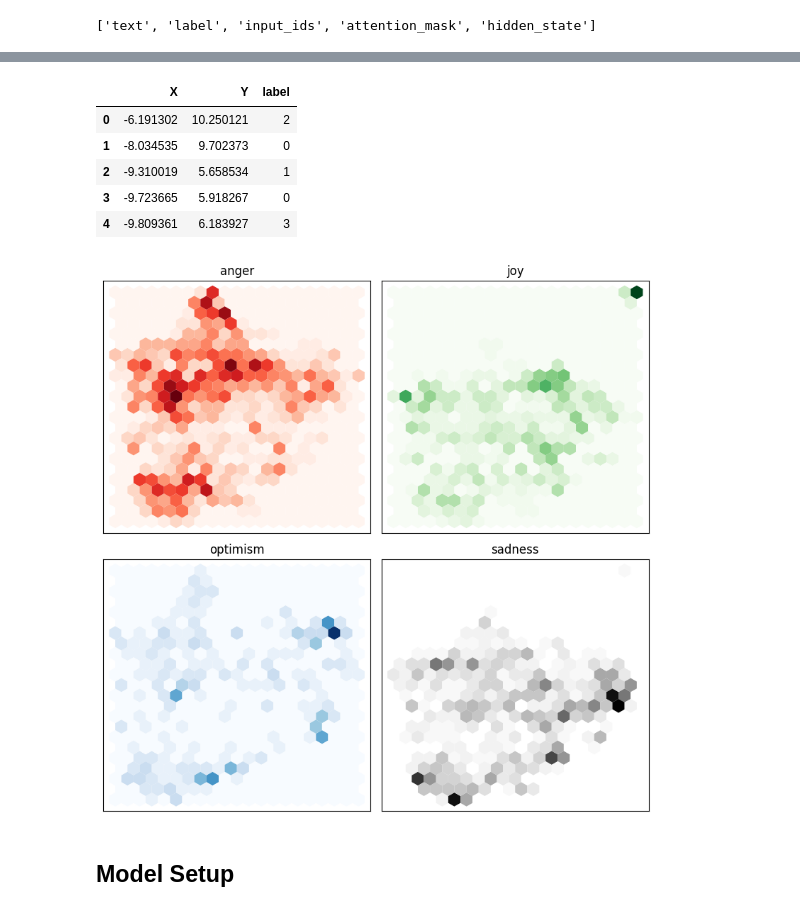
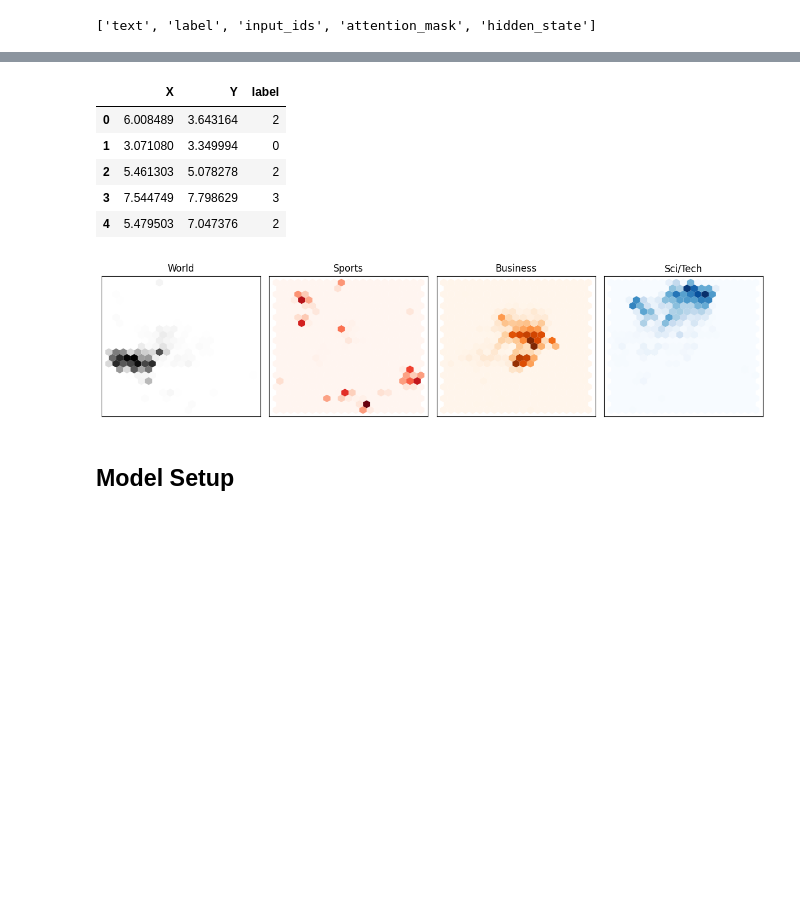
Before and after one commit to mxagar/llm_peft_fine_tuning_example, a Jupyter notebook: llm_peft.ipynb, the cells around one changed output, grey strips where cells are left out. Drawn from its saved outputs; the diff is of its cells as text; code cells hidden in the pictures; blank space fills up the shorter version.

Commit message:
feat: new dataset, new model

```diff
--- a/llm_peft.ipynb
+++ b/llm_peft.ipynb
@@ -145,8 +176,8 @@ ClassLabel(names=['anger', 'joy', 'optimism', 'sadness'], id=None)
 # %%
 # Label string <-> int mapping
 # https://huggingface.co/datasets/cardiffnlp/tweet_eval
-id2label = {0: "anger", 1: "joy", 2: "optimism", 3: "sadness"}
-label2id = {"anger": 0, "joy": 1, "optimism": 3, "sadness": 3}
+id2label = {0: "World", 1: "Sports", 2: "Business", 3: "Sci/Tech"}
+label2id = {"World": 0, "Sports": 1, "Business": 2, "Sci/Tech": 3}
 # %% [markdown]
 ## Preprocessing the Dataset
 # %% [markdown]
@@ -360,6 +393,11 @@ def extract_hidden_states(batch, model, tokenizer, device="cpu"):
     # Filter only inputs required by the model
     # tokenizer.model_input_names: ['input_ids', 'attention_mask']
     input_batch = {k: batch[k] for k in tokenizer.model_input_names if k in batch}
+
+    # Some models (e.g., GPT-2) do not have a pad token, so we set it to the eos token
+    if not tokenizer.pad_token:
+        tokenizer.pad_token = tokenizer.eos_token
+    model.config.pad_token_id = tokenizer.pad_token_id
 
     # Pad and convert to tensors
     inputs = tokenizer.pad(input_batch, return_tensors="pt", padding=True)
@@ -388,7 +428,7 @@ You should probably TRAIN this model on a down-stream task to be able to use it
 # %%
 # Apply/map the extract_hidden_states function to the tokenized dataset
 # This will create a new column in the dataset with the hidden states
-tokenized_dataset_hidden_train = tokenized_dataset["train"].map(
+tokenized_dataset_hidden_train = tokenized_dataset["validation"].map(
     lambda batch: extract_hidden_states(batch, model, tokenizer, device="cpu"),
     batched=True,
     batch_size=32,
@@ -411,8 +451,11 @@ print(X_train.shape)
 # Scale features to [0,1] range
 X_scaled = MinMaxScaler().fit_transform(X_train)
 
+# Adding noise to prevent initialization issues with UMAP
+X_scaled += np.random.normal(scale=1e-4, size=X_scaled.shape)
+
 # Initialize and fit UMAP
-mapper = UMAP(n_components=2, metric="cosine").fit(X_scaled)
+mapper = UMAP(n_components=2, metric="cosine", init="random").fit(X_scaled)
 
 # Create a DataFrame of 2D embeddings
 df_emb = pd.DataFrame(mapper.embedding_, columns=["X", "Y"])
@@ -420,28 +463,31 @@ df_emb["label"] = y_train
 df_emb.head()
 # %% [output]
 |  | X | Y | label |
-| 0 | -6.191302 | 10.250121 | 2 |
-| 1 | -8.034535 | 9.702373 | 0 |
-| 2 | -9.310019 | 5.658534 | 1 |
-| 3 | -9.723665 | 5.918267 | 0 |
-| 4 | -9.809361 | 6.183927 | 3 |
+| 0 | 6.008489 | 3.643164 | 2 |
+| 1 | 3.071080 | 3.349994 | 0 |
+| 2 | 5.461303 | 5.078278 | 2 |
+| 3 | 7.544749 | 7.798629 | 3 |
+| 4 | 5.479503 | 7.047376 | 2 |
 # %%
-fig, axes = plt.subplots(2, 2, figsize=(8,8))
+fig, axes = plt.subplots(1, 4, figsize=(12,3))
 axes = axes.flatten()
-cmaps = ["Reds", "Greens", "Blues", "Greys"]
-labels = tokenized_dataset["train"].features["label"].names  # ['anger', 'joy', 'optimism', 'sadness']
+#cmaps = ["Reds", "Greys", "Greens"]
+#cmaps = ["Greys", "Blues", "Oranges", "Reds", "Purples", "Greens"]
+cmaps = ["Greys", "Reds", "Oranges", "Blues"]
+
+labels = tokenized_dataset["train"].features["label"].names  # ['negative', 'neutral', 'positive']
 
 for i, (label, cmap) in enumerate(zip(labels, cmaps)):
     df_emb_sub = df_emb.query(f"label == {i}")
     axes[i].hexbin(df_emb_sub["X"], df_emb_sub["Y"], cmap=cmap,
                    gridsize=20, linewidths=(0,))
     axes[i].set_title(label)
     axes[i].set_xticks([]), axes[i].set_yticks([])
 
 plt.tight_layout()
 plt.show()
 # %% [output]
-[figure, old version]
+[figure, new version]
 # %% [markdown]
 ## Model Setup
 # %%
```
Also changed, not shown: parts of 44 cells of this notebook.
